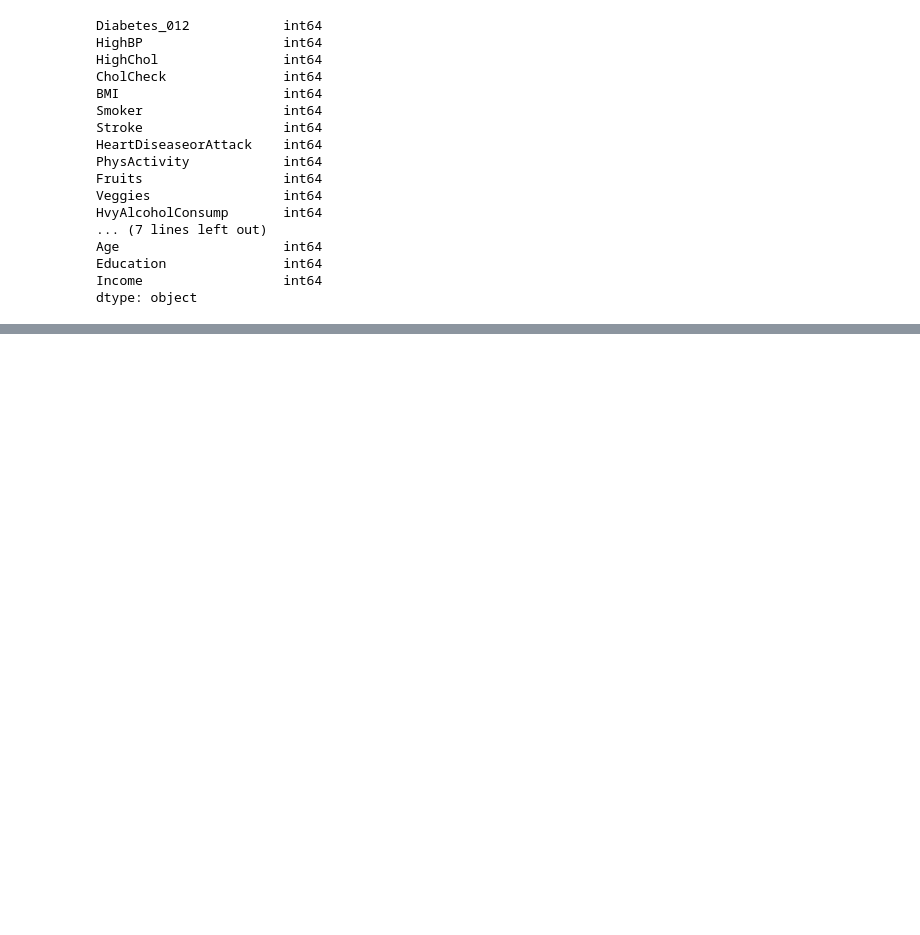
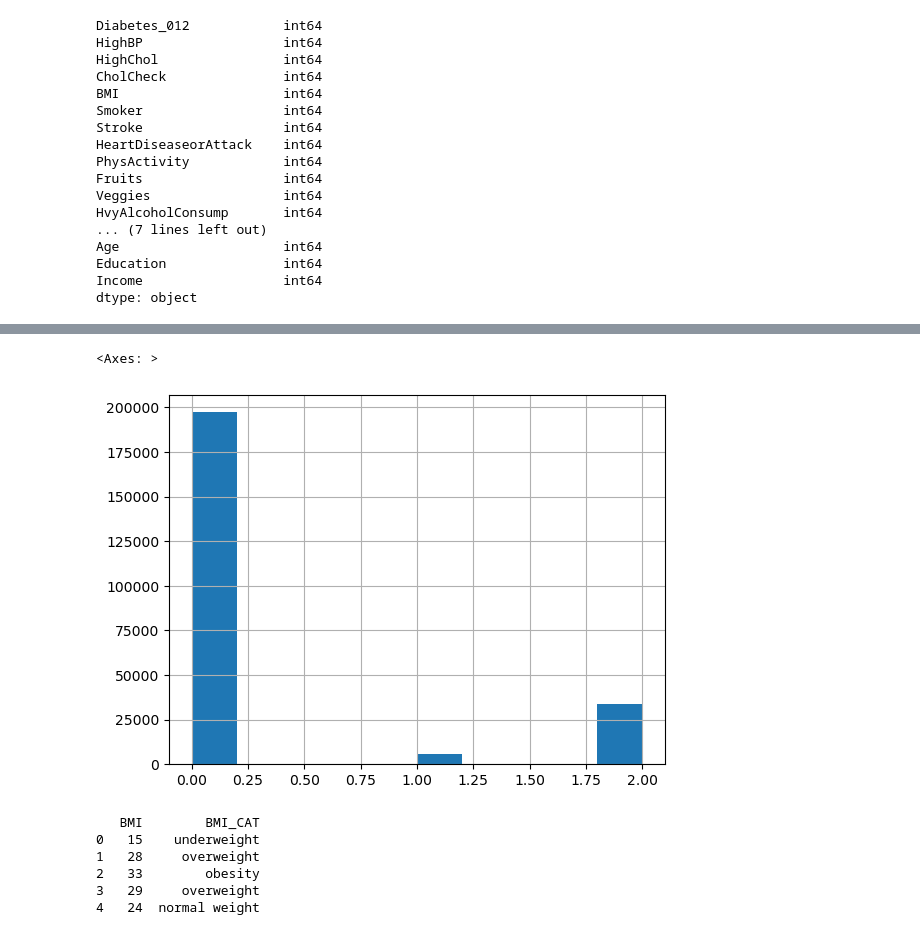
Before and after one commit to bernardeem/Python_projects, a Jupyter notebook: Data_science_projects/Diabetes_prediction_project.ipynb, the cells around one changed output, grey strips where cells are left out. Cells and saved outputs as stored; diff of their text form; code cells hidden in the pictures; blank space fills up the shorter version.

```diff
--- a/Data_science_projects/Diabetes_prediction_project.ipynb
+++ b/Data_science_projects/Diabetes_prediction_project.ipynb
@@ -103,0 +163,35 @@ dtype: object
+# %%
+df['Diabetes_012'].hist()
+# %% [output]
+<Axes: >
+[figure, added]
+# %%
+# mapping BMI feature
+bmi_mapping = {
+    1: 'underweight',
+    2: 'normal weight',
+    3: 'overweight',
+    4: 'obesity'
+}
+
+def classify_bmi(bmi):
+    if bmi < 18.5:
+        return bmi_mapping[1]
+    elif 18.5 <= bmi < 25.0:
+        return bmi_mapping[2]
+    elif 25.0 <= bmi < 30.0:
+        return bmi_mapping[3]
+    else:
+        return bmi_mapping[4]
+
+# apply the classification function to create the new column
+df["BMI_CAT"] = df["BMI"].apply(classify_bmi)
+
+print(df[['BMI', 'BMI_CAT']].head())
+# %% [output]
+   BMI        BMI_CAT
+0   15    underweight
+1   28     overweight
+2   33        obesity
+3   29     overweight
+4   24  normal weight
```
Also changed, not shown: parts of 9 cells of this notebook.
